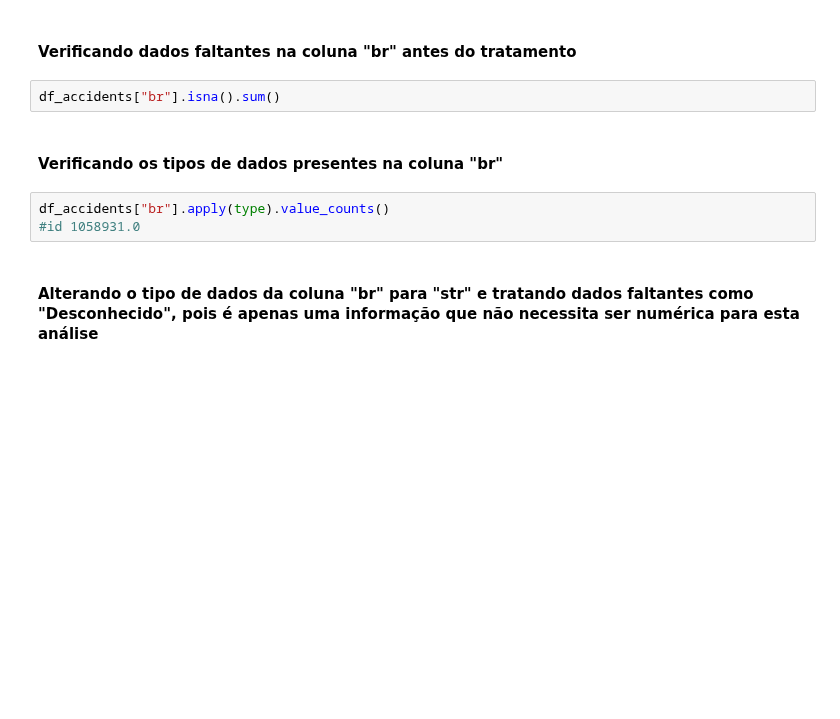
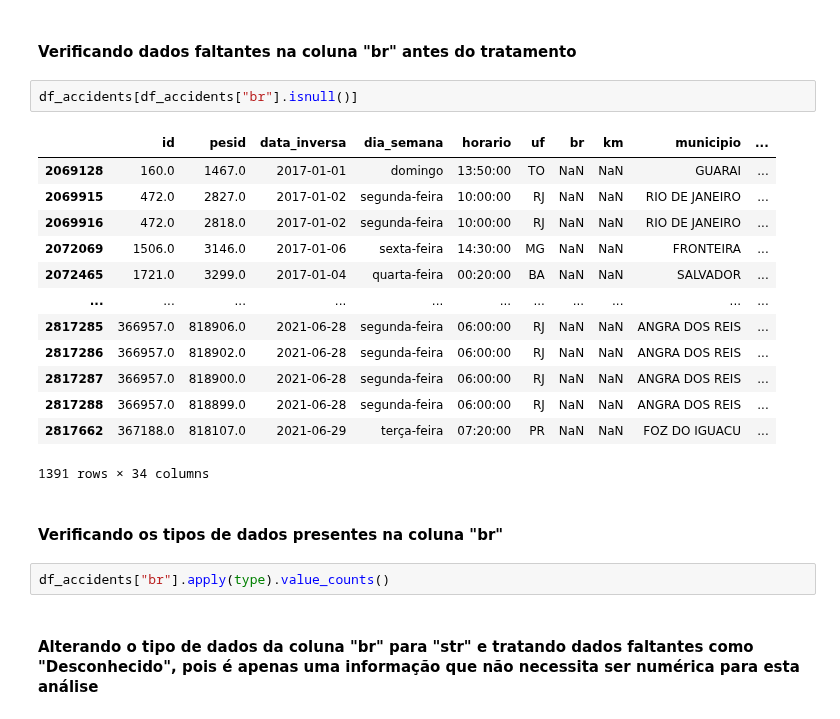
Before and after one commit to evidal1990/coderhouse_datascience, a Jupyter notebook: src/analysis/file_treatment_step1.ipynb, the cells around one changed output. Saved outputs shown, nothing was run; the diff lists cells and outputs as text; blank space fills up the shorter version.

```diff
--- a/src/analysis/file_treatment_step1.ipynb
+++ b/src/analysis/file_treatment_step1.ipynb
@@ -15,12 +50,25 @@ df_accidents.duplicated().sum()
 # %% [markdown]
 #### Verificando dados faltantes na coluna "br" antes do tratamento
 # %%
-df_accidents["br"].isna().sum()
+df_accidents[df_accidents["br"].isnull()]
+# %% [output]
+|  | id | pesid | data_inversa | dia_semana | horario | uf | br | km | municipio | ... |
+| 2069128 | 160.0 | 1467.0 | 2017-01-01 | domingo | 13:50:00 | TO | NaN | NaN | GUARAI | ... |
+| 2069915 | 472.0 | 2827.0 | 2017-01-02 | segunda-feira | 10:00:00 | RJ | NaN | NaN | RIO DE JANEIRO | ... |
+| 2069916 | 472.0 | 2818.0 | 2017-01-02 | segunda-feira | 10:00:00 | RJ | NaN | NaN | RIO DE JANEIRO | ... |
+| 2072069 | 1506.0 | 3146.0 | 2017-01-06 | sexta-feira | 14:30:00 | MG | NaN | NaN | FRONTEIRA | ... |
+| 2072465 | 1721.0 | 3299.0 | 2017-01-04 | quarta-feira | 00:20:00 | BA | NaN | NaN | SALVADOR | ... |
+| ... | ... | ... | ... | ... | ... | ... | ... | ... | ... | ... |
+| 2817285 | 366957.0 | 818906.0 | 2021-06-28 | segunda-feira | 06:00:00 | RJ | NaN | NaN | ANGRA DOS REIS | ... |
+| 2817286 | 366957.0 | 818902.0 | 2021-06-28 | segunda-feira | 06:00:00 | RJ | NaN | NaN | ANGRA DOS REIS | ... |
+| 2817287 | 366957.0 | 818900.0 | 2021-06-28 | segunda-feira | 06:00:00 | RJ | NaN | NaN | ANGRA DOS REIS | ... |
+| 2817288 | 366957.0 | 818899.0 | 2021-06-28 | segunda-feira | 06:00:00 | RJ | NaN | NaN | ANGRA DOS REIS | ... |
+| 2817662 | 367188.0 | 818107.0 | 2021-06-29 | terça-feira | 07:20:00 | PR | NaN | NaN | FOZ DO IGUACU | ... |
+1391 rows × 34 columns
 # %% [markdown]
 #### Verificando os tipos de dados presentes na coluna "br"
 # %%
 df_accidents["br"].apply(type).value_counts()
-#id 1058931.0
 # %% [markdown]
 #### Alterando o tipo de dados da coluna "br" para "str" e tratando dados faltantes como "Desconhecido", pois é apenas uma informação que não necessita ser numérica para esta análise
 # %%
```
Also changed, not shown: parts of 1 cell of this notebook, 1 other file.
